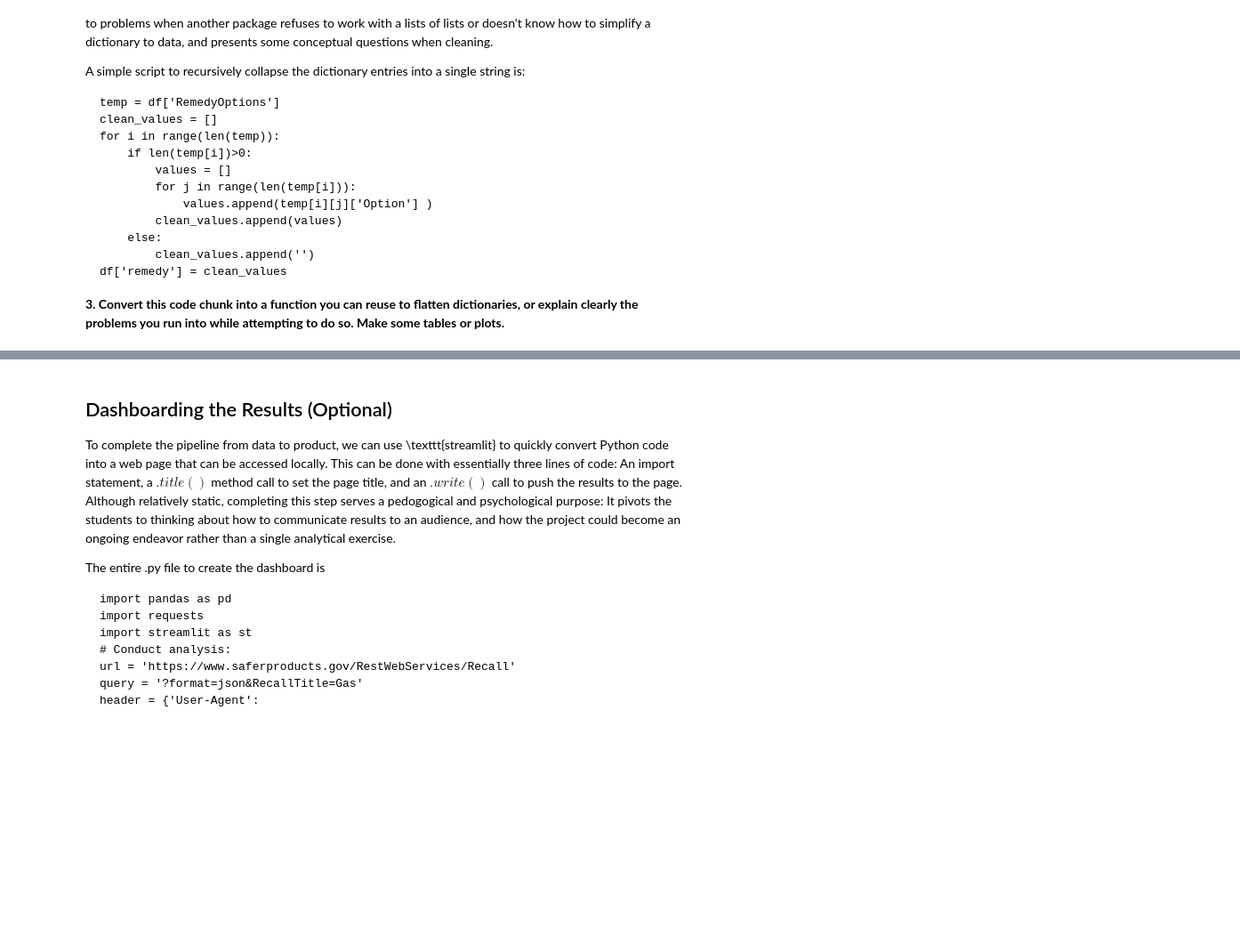
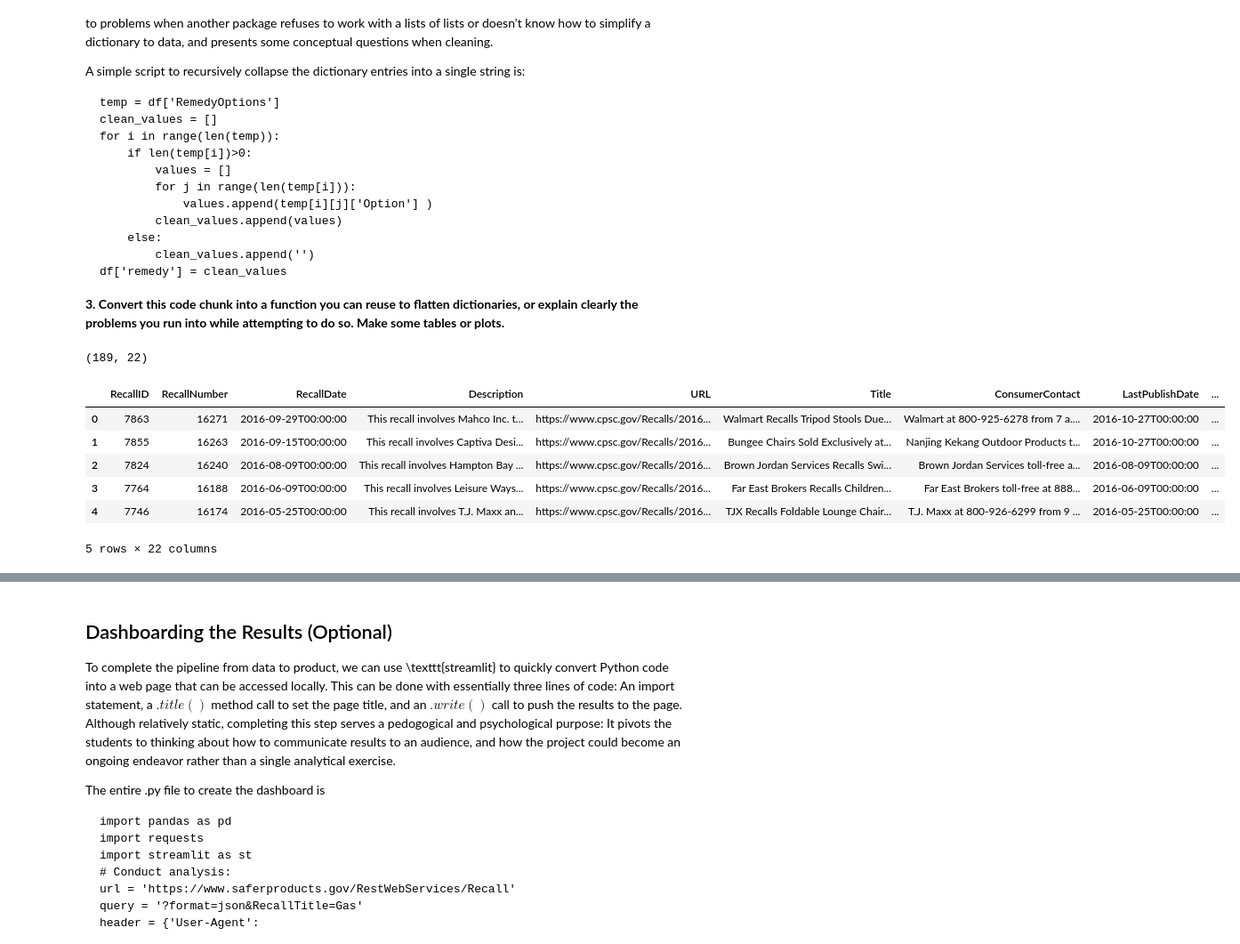
Before and after one commit to sterlinggutterman/labs, a Jupyter notebook: SG_assignment_notebook.ipynb, the cells around one changed output, grey strips where cells are left out. Shown at 89% size. Cells and saved outputs as stored; diff of their text form; code cells hidden in the pictures; blank space fills up the shorter version.

```diff
--- a/SG_assignment_notebook.ipynb
+++ b/SG_assignment_notebook.ipynb
@@ -124,3 +124,12 @@ Many resources are designed to block access from particular kinds of users. In o
 This is a bit more code and some steps are a bit less human-friendly, but seems to work a bit more reliably than `requests`.
 
 **2. Practice with the saferproducts.gov API and the above code in a notebook to see how API's work, in general.**
+# %%
+import urllib.request
+import json
+url = 'https://www.saferproducts.gov/RestWebServices/' # Location of the API
+query = 'Recall?format=json&ProductType=Chair' # The query
+response = urllib.request.urlopen(url+query)
+response_bytes = response.read()
+data = json.loads(response_bytes) # Convert response to json
+response.close()
@@ -169,3 +182,17 @@ A simple script to recursively collapse the dictionary entries into a single str
     df['remedy'] = clean_values
 
 **3. Convert this code chunk into a function you can reuse to flatten dictionaries, or explain clearly the problems you run into while attempting to do so. Make some tables or plots.**
+# %%
+import pandas as pd
+df = pd.DataFrame.from_dict(data)
+print(df.shape)
+df.head()
+# %% [output]
+(189, 22)
+|  | RecallID | RecallNumber | RecallDate | Description | URL | Title | ConsumerContact | LastPublishDate | ... |
+| 0 | 7863 | 16271 | 2016-09-29T00:00:00 | This recall involves Mahco Inc. t... | https://www.cpsc.gov/Recalls/2016... | Walmart Recalls Tripod Stools Due... | Walmart at 800-925-6278 from 7 a.... | 2016-10-27T00:00:00 | ... |
+| 1 | 7855 | 16263 | 2016-09-15T00:00:00 | This recall involves Captiva Desi... | https://www.cpsc.gov/Recalls/2016... | Bungee Chairs Sold Exclusively at... | Nanjing Kekang Outdoor Products t... | 2016-10-27T00:00:00 | ... |
+| 2 | 7824 | 16240 | 2016-08-09T00:00:00 | This recall involves Hampton Bay ... | https://www.cpsc.gov/Recalls/2016... | Brown Jordan Services Recalls Swi... | Brown Jordan Services toll-free a... | 2016-08-09T00:00:00 | ... |
+| 3 | 7764 | 16188 | 2016-06-09T00:00:00 | This recall involves Leisure Ways... | https://www.cpsc.gov/Recalls/2016... | Far East Brokers Recalls Children... | Far East Brokers toll-free at 888... | 2016-06-09T00:00:00 | ... |
+| 4 | 7746 | 16174 | 2016-05-25T00:00:00 | This recall involves T.J. Maxx an... | https://www.cpsc.gov/Recalls/2016... | TJX Recalls Foldable Lounge Chair... | T.J. Maxx at 800-926-6299 from 9 ... | 2016-05-25T00:00:00 | ... |
+5 rows × 22 columns
```
Also changed, not shown: parts of 15 cells of this notebook.
